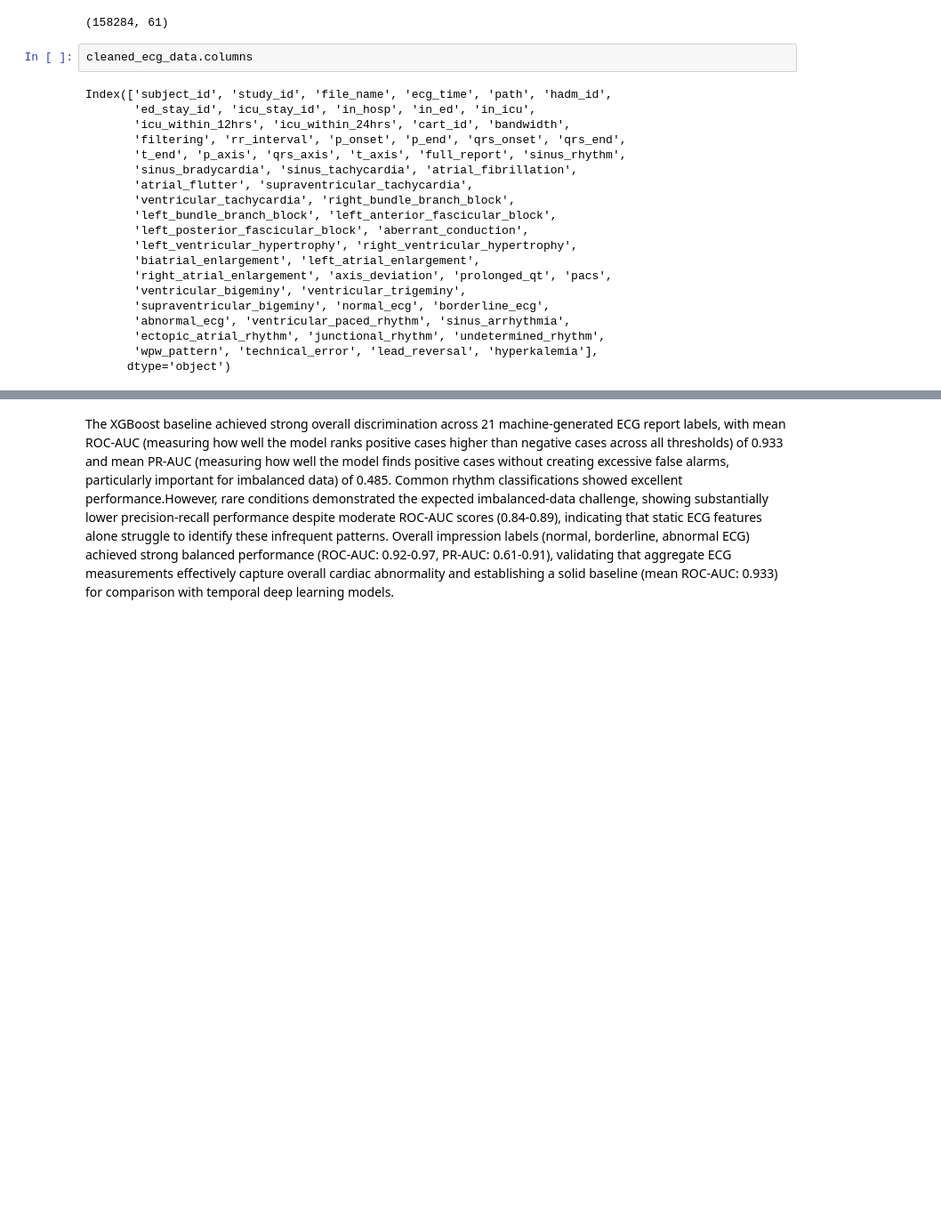
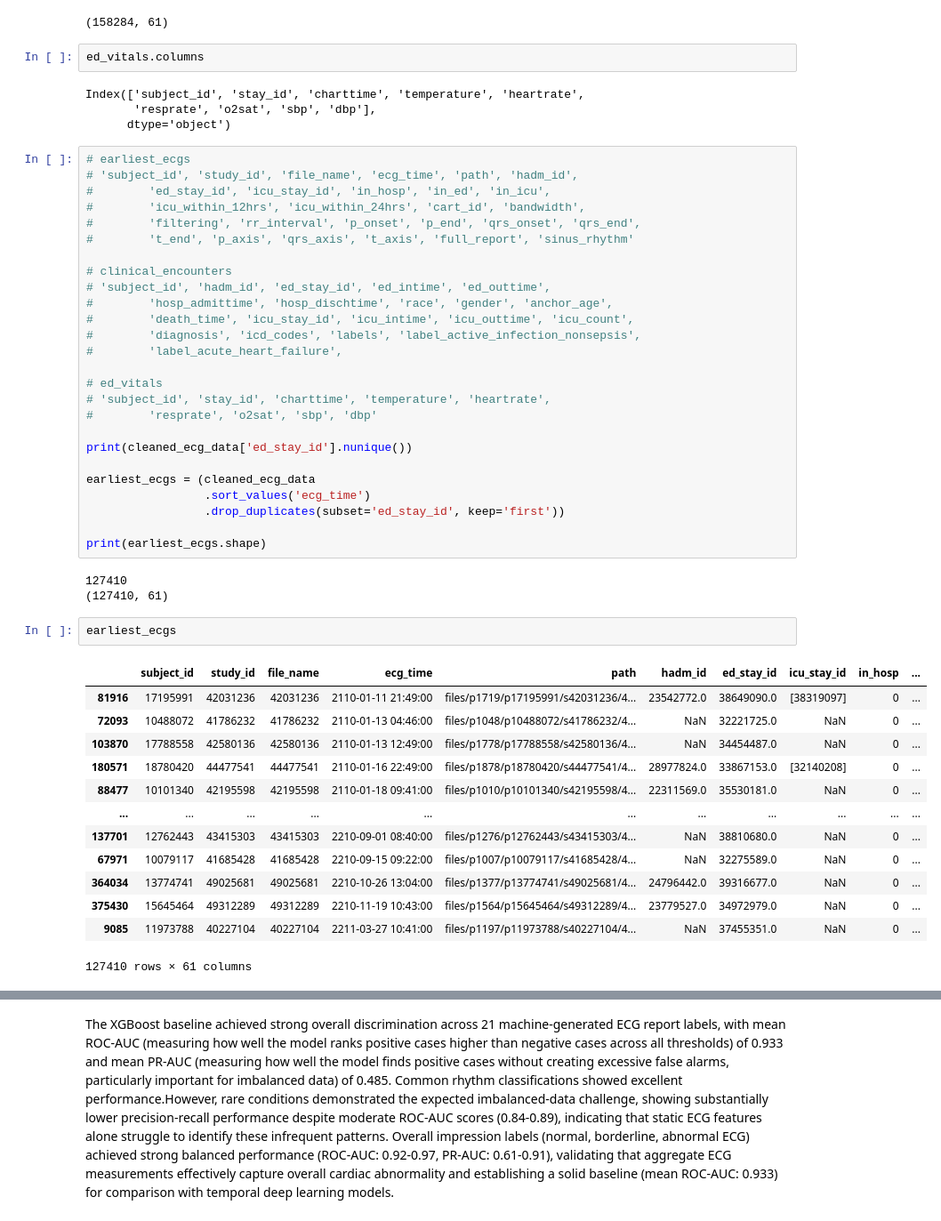
Before and after one commit to brandonng2/CardioTwin, a Jupyter notebook: notebooks/xgboost_baseline.ipynb, the cells around one changed output, grey strips where cells are left out. Shown at 89% size. Saved outputs shown, nothing was run; the diff lists cells and outputs as text; blank space fills up the shorter version.

```diff
--- a/notebooks/xgboost_baseline.ipynb
+++ b/notebooks/xgboost_baseline.ipynb
@@ -171,24 +167,53 @@ cleaned_ecg_data.shape
 # %% [output]
 (158284, 61)
 # %%
-cleaned_ecg_data.columns
+ed_vitals.columns
 # %% [output]
-Index(['subject_id', 'study_id', 'file_name', 'ecg_time', 'path', 'hadm_id',
-       'ed_stay_id', 'icu_stay_id', 'in_hosp', 'in_ed', 'in_icu',
-       'icu_within_12hrs', 'icu_within_24hrs', 'cart_id', 'bandwidth',
-       'filtering', 'rr_interval', 'p_onset', 'p_end', 'qrs_onset', 'qrs_end',
-       't_end', 'p_axis', 'qrs_axis', 't_axis', 'full_report', 'sinus_rhythm',
-       'sinus_bradycardia', 'sinus_tachycardia', 'atrial_fibrillation',
-       'atrial_flutter', 'supraventricular_tachycardia',
-       'ventricular_tachycardia', 'right_bundle_branch_block',
-       'left_bundle_branch_block', 'left_anterior_fascicular_block',
-       'left_posterior_fascicular_block', 'aberrant_conduction',
-       'left_ventricular_hypertrophy', 'right_ventricular_hypertrophy',
-       'biatrial_enlargement', 'left_atrial_enlargement',
-       'right_atrial_enlargement', 'axis_deviation', 'prolonged_qt', 'pacs',
-       'ventricular_bigeminy', 'ventricular_trigeminy',
-       'supraventricular_bigeminy', 'normal_ecg', 'borderline_ecg',
-       'abnormal_ecg', 'ventricular_paced_rhythm', 'sinus_arrhythmia',
-       'ectopic_atrial_rhythm', 'junctional_rhythm', 'undetermined_rhythm',
-       'wpw_pattern', 'technical_error', 'lead_reversal', 'hyperkalemia'],
+Index(['subject_id', 'stay_id', 'charttime', 'temperature', 'heartrate',
+       'resprate', 'o2sat', 'sbp', 'dbp'],
       dtype='object')
+# %%
+# earliest_ecgs
+# 'subject_id', 'study_id', 'file_name', 'ecg_time', 'path', 'hadm_id',
+#        'ed_stay_id', 'icu_stay_id', 'in_hosp', 'in_ed', 'in_icu',
+#        'icu_within_12hrs', 'icu_within_24hrs', 'cart_id', 'bandwidth',
+#        'filtering', 'rr_interval', 'p_onset', 'p_end', 'qrs_onset', 'qrs_end',
+#        't_end', 'p_axis', 'qrs_axis', 't_axis', 'full_report', 'sinus_rhythm'
+
+# clinical_encounters
+# 'subject_id', 'hadm_id', 'ed_stay_id', 'ed_intime', 'ed_outtime',
+#        'hosp_admittime', 'hosp_dischtime', 'race', 'gender', 'anchor_age',
+#        'death_time', 'icu_stay_id', 'icu_intime', 'icu_outtime', 'icu_count',
+#        'diagnosis', 'icd_codes', 'labels', 'label_active_infection_nonsepsis',
+#        'label_acute_heart_failure',
+
+# ed_vitals
+# 'subject_id', 'stay_id', 'charttime', 'temperature', 'heartrate',
+#        'resprate', 'o2sat', 'sbp', 'dbp'
+
+print(cleaned_ecg_data['ed_stay_id'].nunique())
+
+earliest_ecgs = (cleaned_ecg_data
+                 .sort_values('ecg_time')
+                 .drop_duplicates(subset='ed_stay_id', keep='first'))
+
+print(earliest_ecgs.shape)
+# %% [output]
+127410
+(127410, 61)
+# %%
+earliest_ecgs
+# %% [output]
+|  | subject_id | study_id | file_name | ecg_time | path | hadm_id | ed_stay_id | icu_stay_id | in_hosp | ... |
+| 81916 | 17195991 | 42031236 | 42031236 | 2110-01-11 21:49:00 | files/p1719/p17195991/s42031236/4... | 23542772.0 | 38649090.0 | [38319097] | 0 | ... |
+| 72093 | 10488072 | 41786232 | 41786232 | 2110-01-13 04:46:00 | files/p1048/p10488072/s41786232/4... | NaN | 32221725.0 | NaN | 0 | ... |
+| 103870 | 17788558 | 42580136 | 42580136 | 2110-01-13 12:49:00 | files/p1778/p17788558/s42580136/4... | NaN | 34454487.0 | NaN | 0 | ... |
+| 180571 | 18780420 | 44477541 | 44477541 | 2110-01-16 22:49:00 | files/p1878/p18780420/s44477541/4... | 28977824.0 | 33867153.0 | [32140208] | 0 | ... |
+| 88477 | 10101340 | 42195598 | 42195598 | 2110-01-18 09:41:00 | files/p1010/p10101340/s42195598/4... | 22311569.0 | 35530181.0 | NaN | 0 | ... |
+| ... | ... | ... | ... | ... | ... | ... | ... | ... | ... | ... |
+| 137701 | 12762443 | 43415303 | 43415303 | 2210-09-01 08:40:00 | files/p1276/p12762443/s43415303/4... | NaN | 38810680.0 | NaN | 0 | ... |
+| 67971 | 10079117 | 41685428 | 41685428 | 2210-09-15 09:22:00 | files/p1007/p10079117/s41685428/4... | NaN | 32275589.0 | NaN | 0 | ... |
+| 364034 | 13774741 | 49025681 | 49025681 | 2210-10-26 13:04:00 | files/p1377/p13774741/s49025681/4... | 24796442.0 | 39316677.0 | NaN | 0 | ... |
+| 375430 | 15645464 | 49312289 | 49312289 | 2210-11-19 10:43:00 | files/p1564/p15645464/s49312289/4... | 23779527.0 | 34972979.0 | NaN | 0 | ... |
+| 9085 | 11973788 | 40227104 | 40227104 | 2211-03-27 10:41:00 | files/p1197/p11973788/s40227104/4... | NaN | 37455351.0 | NaN | 0 | ... |
+127410 rows × 61 columns
```
Also changed, not shown: parts of 20 cells of this notebook, 2 other files.
